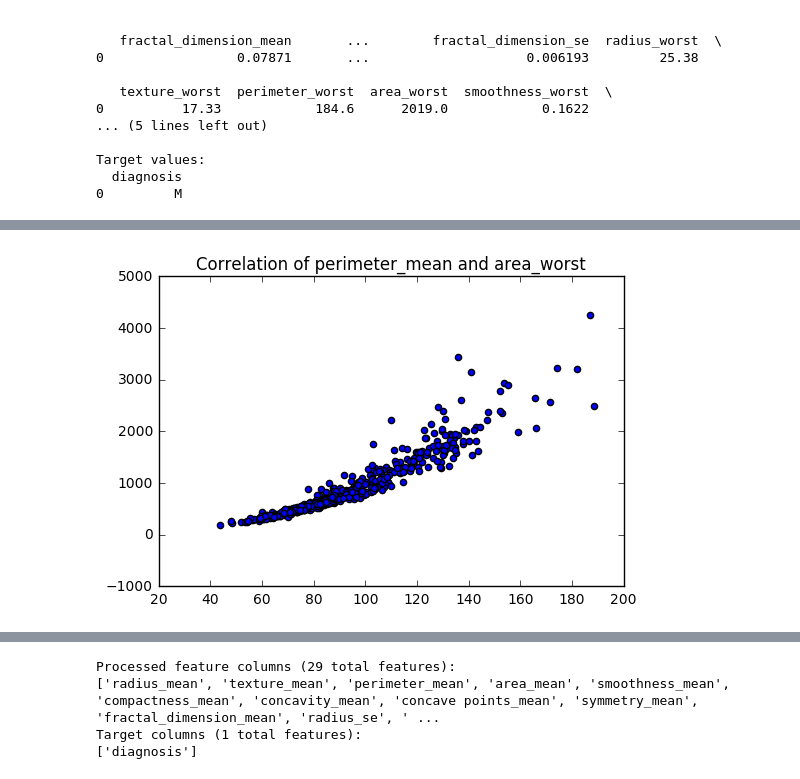
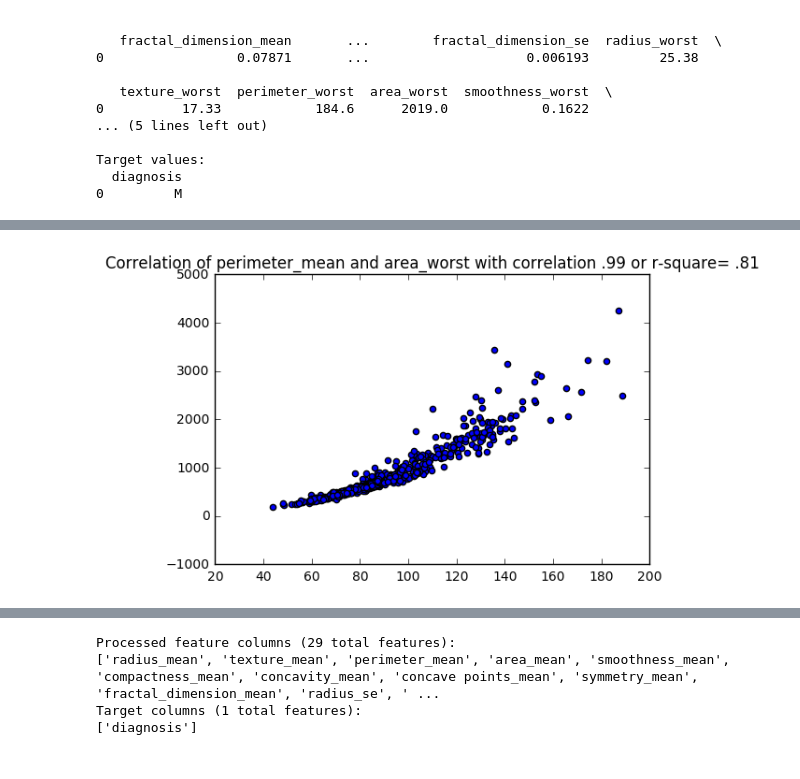
Before and after one commit to bora-pajo/breast-cancer-prediction, a Jupyter notebook: breast_cancer_clean.ipynb, the cells around one changed output, grey strips where cells are left out. Drawn from its saved outputs; the diff is of its cells as text; code cells hidden in the pictures.

```diff
--- a/breast_cancer_clean.ipynb
+++ b/breast_cancer_clean.ipynb
@@ -155,17 +129,19 @@ dtype: float64
+# %%
+df=pd.DataFrame(data)
 # %%
 #Research shows that any variables that are highly correlated
 #should be removed from further analysis. But, PCA takes care of multicollinearity, so maybe
 #I identify them which ones there are and let PCA to do its job.
 #Just in case let's see how two highly correlated variables look like
 #using prettyplots
 import matplotlib.pyplot as plt
 fig, ax = plt.subplots(1)
 for i in range(1):
     x=df['perimeter_mean']
     y=df['area_worst']
     ax.scatter(x,y, label=str(i))
 #ax.legend()
-ax.set_title('Correlation of perimeter_mean and area_worst')
+ax.set_title('Correlation of perimeter_mean and area_worst with correlation .99 or r-square= .81')
 fig.savefig('scatter.png')
 # %% [output]
-[figure, old version]
+[figure, new version]
```
Also changed, not shown: parts of 13 cells of this notebook.
